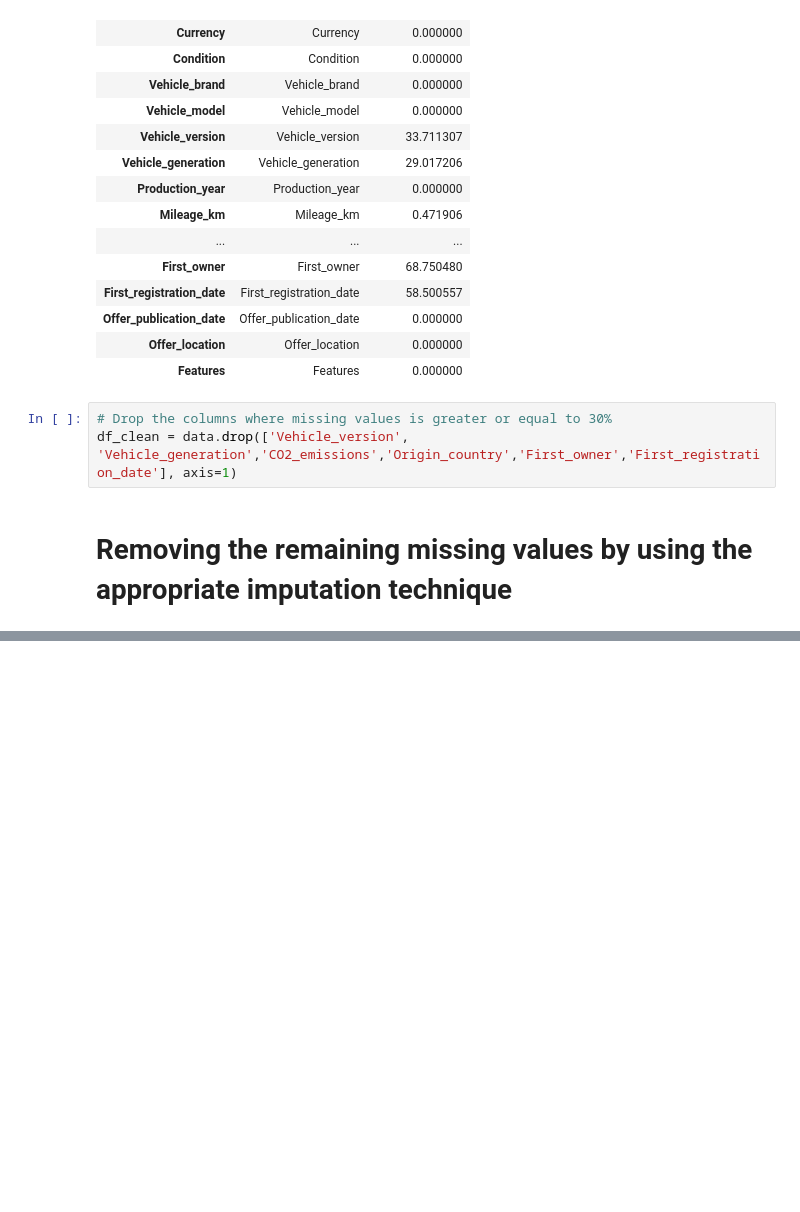
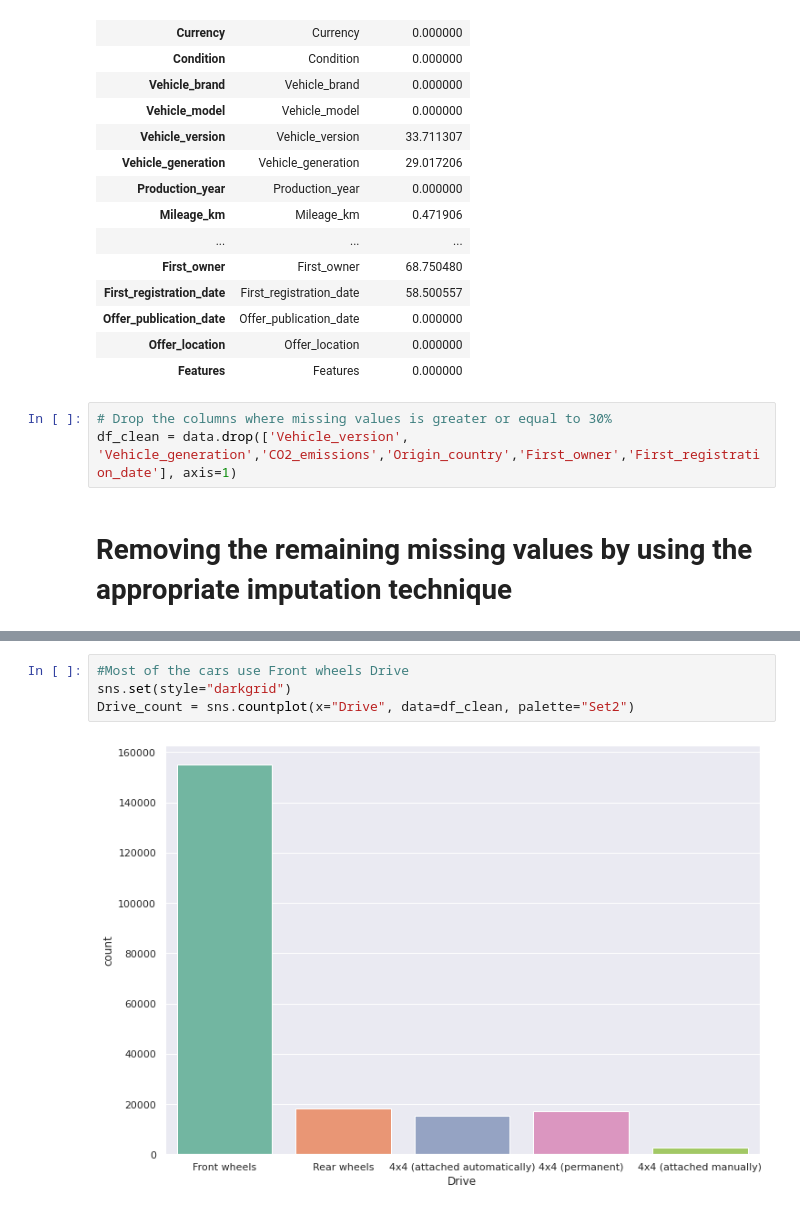
Before and after one commit to Youssefporsche/EDA_milestone1, a Jupyter notebook: EDA_milestone1.ipynb, the cells around one changed output, grey strips where cells are left out. Drawn from its saved outputs; the diff is of its cells as text; blank space fills up the shorter version.

```diff
--- a/EDA_milestone1.ipynb
+++ b/EDA_milestone1.ipynb
@@ -200,0 +270,6 @@ dtype: int64
+# %%
+#Most of the cars use Front wheels Drive
+sns.set(style="darkgrid")
+Drive_count = sns.countplot(x="Drive", data=df_clean, palette="Set2")
+# %% [output]
+[figure, added]
```
Also changed, not shown: parts of 22 cells of this notebook.
